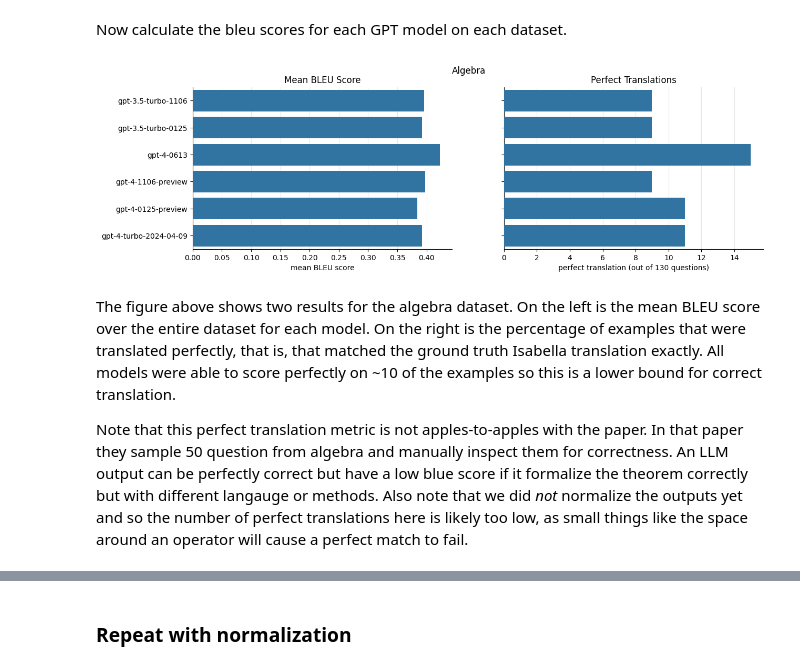
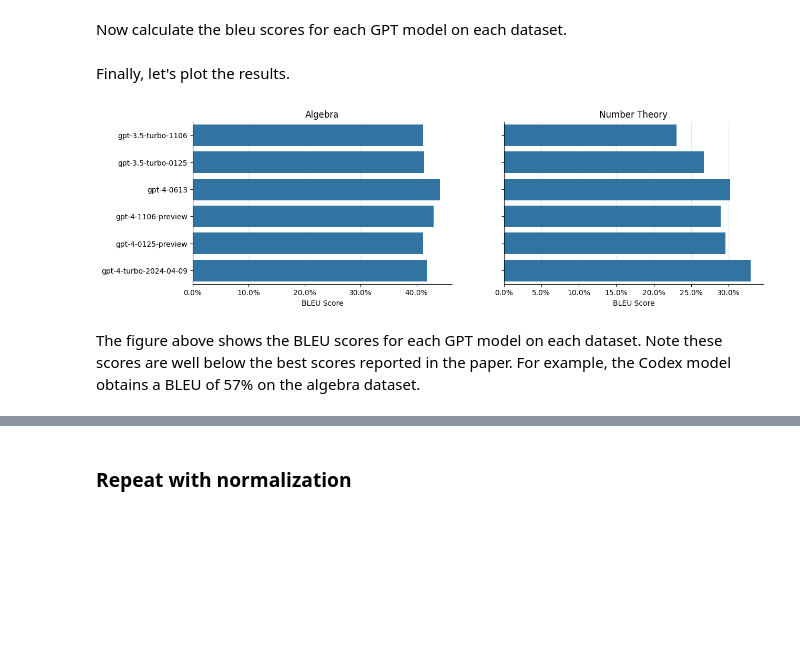
Before and after one commit to agencyenterprise/autoformalism-with-llms, a Jupyter notebook: experiments/01-reproduce-in-context/results.ipynb, the cells around one changed output, grey strips where cells are left out. Drawn from its saved outputs; the diff is of its cells as text; code cells hidden in the pictures; blank space fills up the shorter version.

Commit message:
Update GPT-4 results notebook

```diff
--- a/experiments/01-reproduce-in-context/results.ipynb
+++ b/experiments/01-reproduce-in-context/results.ipynb
@@ -62,7 +62,7 @@ def load_results(log_dir: str | Path)->list:
         subject, qid = metadata['subject'], metadata['question_number']
         if dataset is None:
             dataset = MiniF2FMATH().get_subject(subject)
-        completion = ChatCompletion(**data)
+        completion = ChatCompletion(**data).choices[0].message.content
         question = dataset.get_question(qid)
         results.append({"completion":completion, "question":question, 'metadata':metadata})
     return results
@@ -170,41 +211,38 @@ Now calculate the bleu scores for each GPT model on each dataset.
 # %%
 alg_bleu = {model: calculate_bleu(alg[model], normalize=False) for model in ORDER.models}
 num_bleu = {model: calculate_bleu(num[model], normalize=False) for model in ORDER.models}
+# %% [markdown]
+Finally, let's plot the results.
 # %%
-def plot_bleu_scores(scores_dict, top_1=False, ax=None):
+def plot_bleu(scores:list, labels:list, ax=None):
+    """Simple bar plot for blue scores."""
     if ax is None:
         fig, ax = plt.subplots()
     else:
         fig = ax.get_figure()
-    if top_1:
-        data = []
-        for model in ORDER.models:
-            scores = scores_dict[model][0]
-            data.append(len([s for s in scores if s > 0.99]))
-    else:
-        data = [np.mean(scores_dict[model][0]) for model in ORDER.models]
-    sns.barplot(y=ORDER.models, x=data, orient='h', ax=ax, order=ORDER.models, zorder=10)
-
+    assert len(scores) == len(labels), "Need a label for each set of scores"
+    ax.grid(axis='x', alpha=0.3, zorder=0)
+    sns.barplot(y=labels, x=scores, ax=ax, zorder=2)
+    ax.xaxis.set_major_formatter(PercentFormatter(1))
+    ax.set_title("Average BLEU Score")
+    ax.set_xlabel("BLEU Score")
     return fig, ax
 # %%
 fig, axes = plt.subplots(1,2, figsize=(14,4), sharey=True)
-_ = plot_bleu_scores(alg_bleu,top_1=False, ax=axes[0])
-_ = plot_bleu_scores(alg_bleu,top_1=True, ax=axes[1])
-fig.suptitle("Algebra")
 
-axes[0].set_title('Mean BLEU Score')
-axes[0].set_xlabel("mean BLEU score")
-axes[1].set_title("Perfect Translations")
-axes[1].set_xlabel("perfect translation (out of {} questions)".format(len(alg[ORDER.models[0]])))
-#axes[1].xaxis.set_major_formatter(PercentFormatter(1.0))
+alg_scores, alg_labels = list(alg_bleu.values()), list(alg_bleu.keys())
+num_scores, num_labels = list(num_bleu.values()), list(num_bleu.keys())
+_ = plot_bleu(alg_scores, alg_labels, ax=axes[0])
+_ = plot_bleu(num_scores, num_labels, ax=axes[1])
+axes[0].set_title("Algebra")
+axes[1].set_title("Number Theory")
+
 
 for ax in axes:
     ax.grid(axis="x", alpha=0.3, zorder=0)
     ax.spines['top'].set_visible(False)
     ax.spines['right'].set_visible(False)
 # %% [output]
-[figure, old version]
+[figure, new version]
 # %% [markdown]
-The figure above shows two results for the algebra dataset.  On the left is the mean BLEU score over the entire dataset for each model.  On the right is the percentage of examples that were translated perfectly, that is, that matched the ground truth Isabella translation exactly.  All models were able to score perfectly on ~10 of the examples so this is a lower bound for correct translation.
-
-Note that this perfect translation metric is not apples-to-apples with the paper.  In that paper they sample 50 question from algebra and manually inspect them for correctness.  An LLM output can be perfectly correct but have a low blue score if it formalize the theorem correctly but with different langauge or methods.  Also note that we did *not* normalize the outputs yet and so the number of perfect translations here is likely too low, as small things like the space around an operator will cause a perfect match to fail.
+The figure above shows the BLEU scores for each GPT model on each dataset.  Note these scores are well below the best scores reported in the paper.  For example, the Codex model obtains a BLEU of 57% on the algebra dataset.
```
Also changed, not shown: parts of 12 cells of this notebook, 1 other file.
